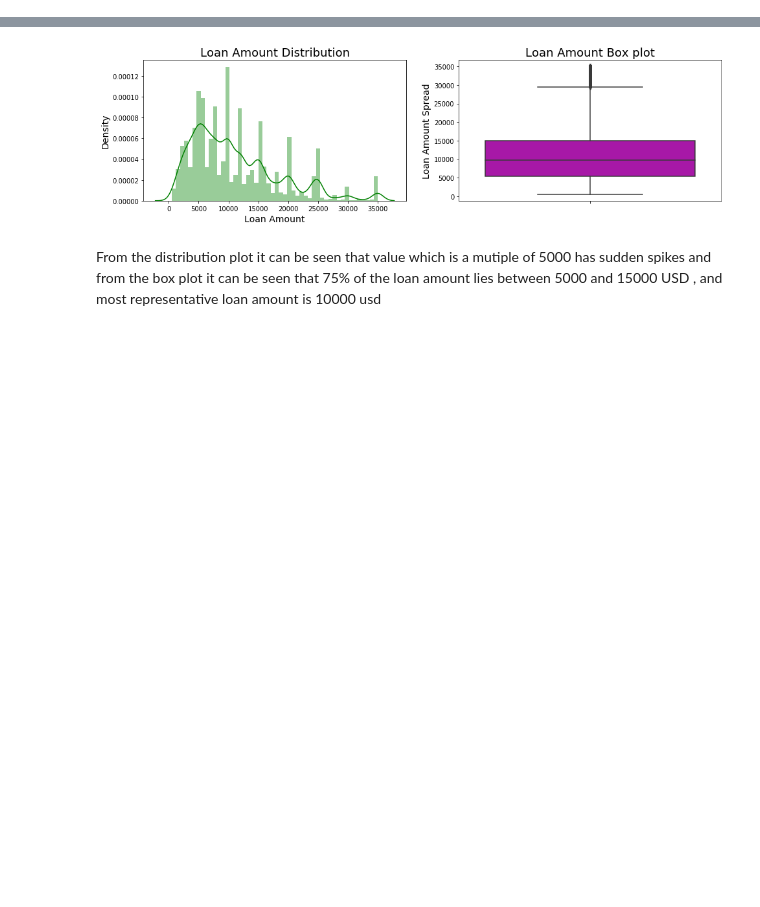
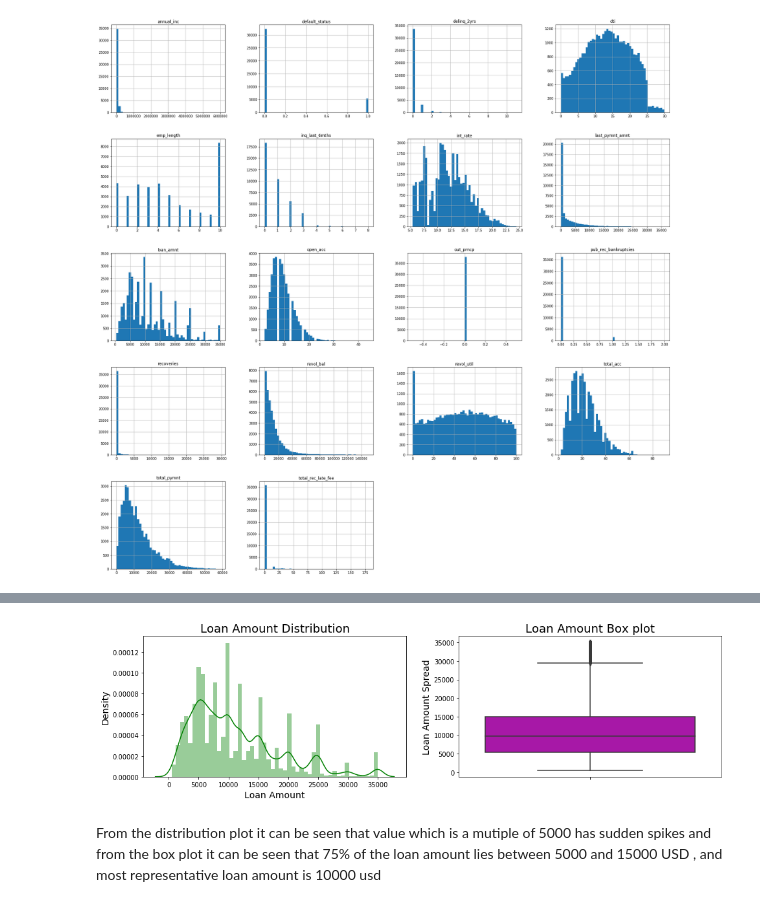
Before and after one commit to meghanaReddyk/LendingClub, a Jupyter notebook: Lending_club.ipynb, the cells around one changed output, grey strips where cells are left out. Cells and saved outputs as stored; diff of their text form; code cells hidden in the pictures; blank space fills up the shorter version.

```diff
--- a/Lending_club.ipynb
+++ b/Lending_club.ipynb
@@ -156,0 +201,6 @@ Name: loan_amnt, dtype: float64
+# %%
+# hist for loan, univariate analysis
+loan.hist(bins=50,figsize=(30,30))
+plt.show()
+# %% [output]
+[figure, added]
```
Also changed, not shown: parts of 91 cells of this notebook.
